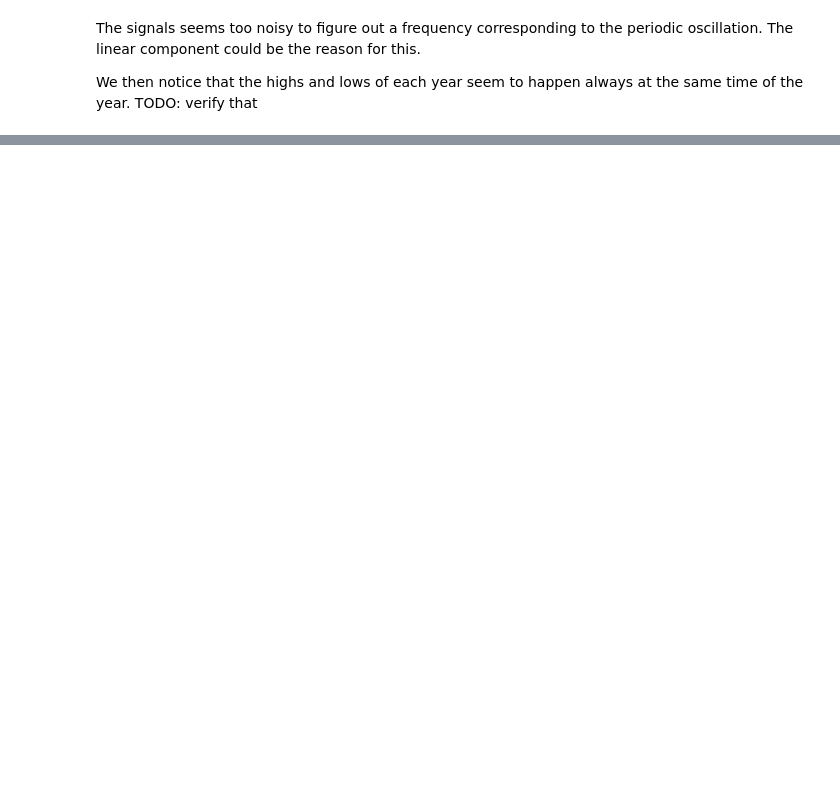
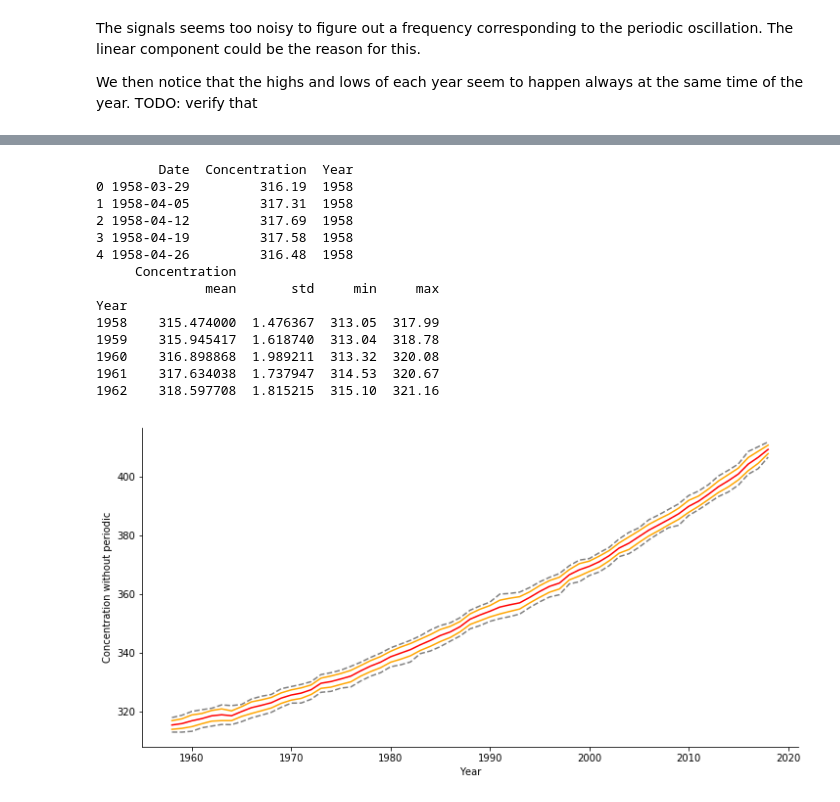
Before and after one commit to Aurele-Barriere/CO2_data_analysis, a Jupyter notebook: evolutionCO2.ipynb, the cells around one changed output, grey strips where cells are left out. Cells and saved outputs as stored; diff of their text form; code cells hidden in the pictures; blank space fills up the shorter version.

```diff
--- a/evolutionCO2.ipynb
+++ b/evolutionCO2.ipynb
@@ -181,0 +150,35 @@ plt.show()
+# %%
+data['Year'] = data['Date'].apply(lambda x: int(x.strftime('%Y')))
+data_agg = data.groupby(['Year']).agg(['mean', 'std', 'min', 'max'])
+print(data.head())
+print(data_agg.head())
+
+f, ax1 = plt.subplots(1, 1, figsize=[12, 6])
+ax1.plot(data_agg['Concentration']['mean'], c='r')
+for t in ['min', 'max']:
+    ax1.plot(data_agg['Concentration'][t], c='gray', linestyle='--')
+for i in [-1, 1]:
+    ax1.plot(data_agg['Concentration']['mean'] + i * data_agg['Concentration']['std'], c='orange')
+ax1.set_xlabel("Year")
+ax1.set_ylabel("Concentration without periodic")
+ax1.spines['top'].set_visible(False)
+ax1.spines['right'].set_visible(False)
+#ax1.set_ylim([-10, 10])
+#ax1.set_xlim([1960, 1965])
+plt.show()
+# %% [output]
+        Date  Concentration  Year
+0 1958-03-29         316.19  1958
+1 1958-04-05         317.31  1958
+2 1958-04-12         317.69  1958
+3 1958-04-19         317.58  1958
+4 1958-04-26         316.48  1958
+     Concentration
+              mean       std     min     max
+Year
+1958    315.474000  1.476367  313.05  317.99
+1959    315.945417  1.618740  313.04  318.78
+1960    316.898868  1.989211  313.32  320.08
+1961    317.634038  1.737947  314.53  320.67
+1962    318.597708  1.815215  315.10  321.16
+[figure, added]
```
Also changed, not shown: parts of 4 cells of this notebook.
